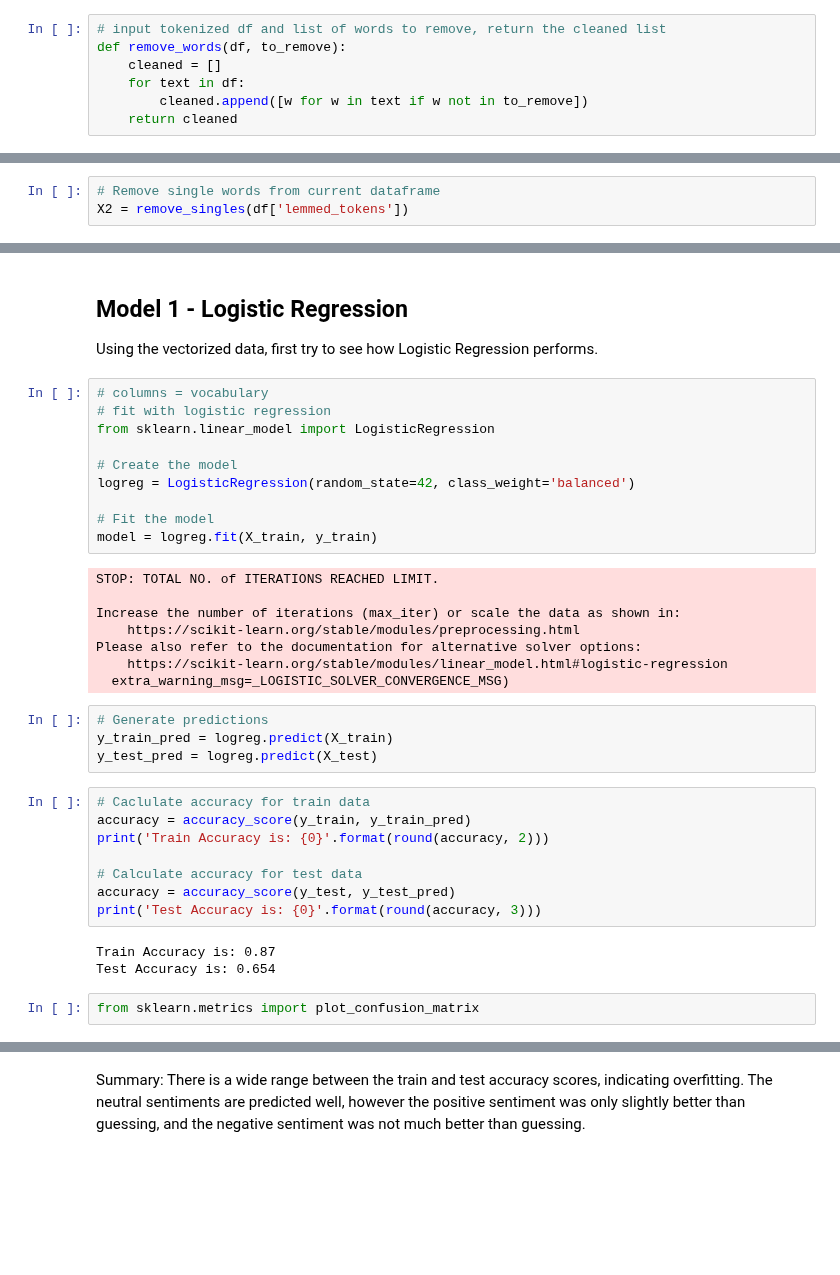
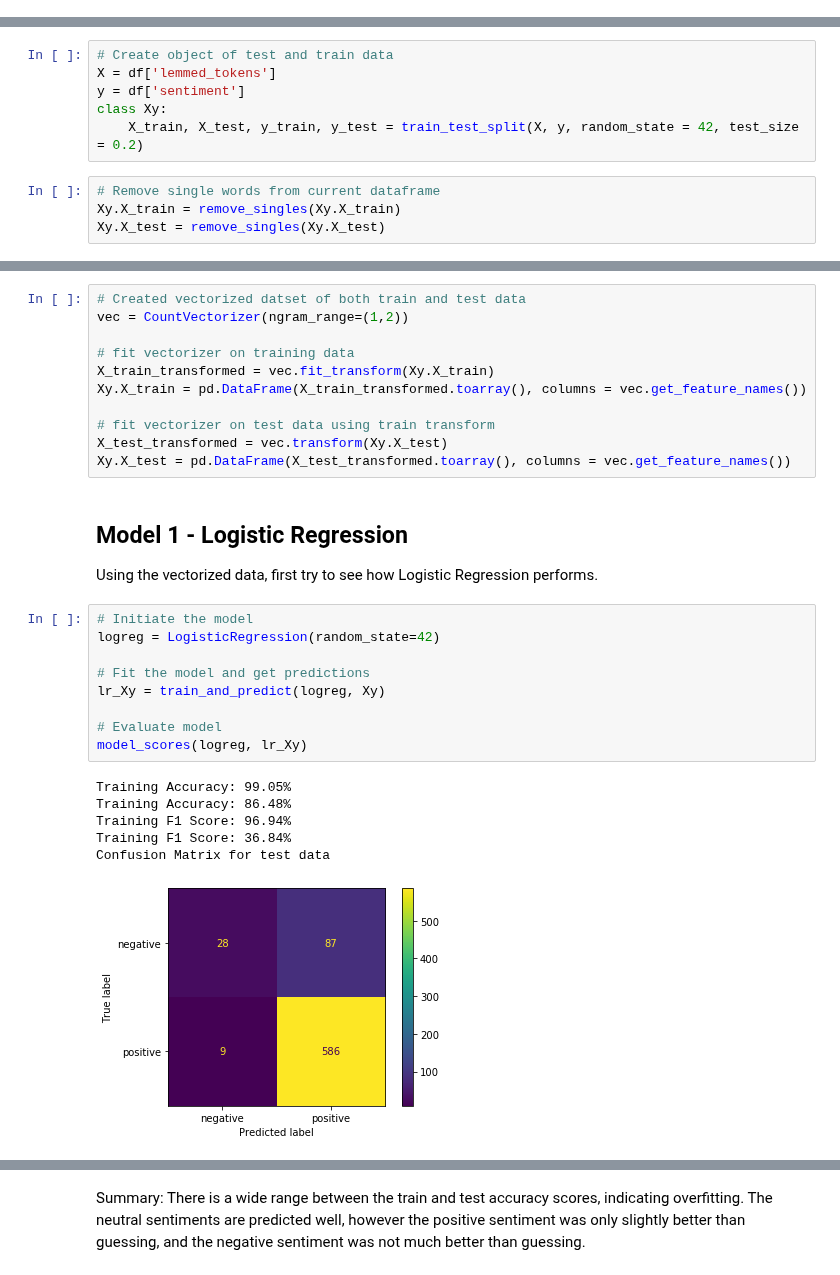
Before and after one commit to cmfritz/NLP-Twitter-Sentiment, a Jupyter notebook: nlp_notebook.ipynb, the cells around one changed output, grey strips where cells are left out. Saved outputs shown, nothing was run; the diff lists cells and outputs as text; blank space fills up the shorter version.

```diff
--- a/nlp_notebook.ipynb
+++ b/nlp_notebook.ipynb
@@ -150,10 +292,3 @@ df
-# %%
-# input tokenized df and list of words to remove, return the cleaned list
-def remove_words(df, to_remove):
-    cleaned = []
-    for text in df:
-        cleaned.append([w for w in text if w not in to_remove])
-    return cleaned
 # %%
 # remove English language stopwords and add revisions to new column
 stopwords_list = stopwords.words('english')
@@ -204,3 +321,10 @@ def remove_singles(col):
+# %%
+# Create object of test and train data
+X = df['lemmed_tokens']
+y = df['sentiment']
+class Xy:
+    X_train, X_test, y_train, y_test = train_test_split(X, y, random_state = 42, test_size = 0.2)
 # %%
 # Remove single words from current dataframe
-X2 = remove_singles(df['lemmed_tokens'])
+Xy.X_train = remove_singles(Xy.X_train)
+Xy.X_test = remove_singles(Xy.X_test)
@@ -221,38 +331,30 @@ X_train, X_test, y_train, y_test = train_test_split(X, y, random_state = 42, tes
+# %%
+# Created vectorized datset of both train and test data
+vec = CountVectorizer(ngram_range=(1,2))
+
+# fit vectorizer on training data
+X_train_transformed = vec.fit_transform(Xy.X_train)
+Xy.X_train = pd.DataFrame(X_train_transformed.toarray(), columns = vec.get_feature_names())
+
+# fit vectorizer on test data using train transform
+X_test_transformed = vec.transform(Xy.X_test)
+Xy.X_test = pd.DataFrame(X_test_transformed.toarray(), columns = vec.get_feature_names())
 # %% [markdown]
 ## Model 1 - Logistic Regression
 Using the vectorized data, first try to see how Logistic Regression performs.
 # %%
-# columns = vocabulary
-# fit with logistic regression
-from sklearn.linear_model import LogisticRegression
+# Initiate the model
+logreg = LogisticRegression(random_state=42)
 
-# Create the model
-logreg = LogisticRegression(random_state=42, class_weight='balanced')
+# Fit the model and get predictions
+lr_Xy = train_and_predict(logreg, Xy)
 
-# Fit the model
-model = logreg.fit(X_train, y_train)
+# Evaluate model
+model_scores(logreg, lr_Xy)
 # %% [output]
-STOP: TOTAL NO. of ITERATIONS REACHED LIMIT.
-
-Increase the number of iterations (max_iter) or scale the data as shown in:
-    https://scikit-learn.org/stable/modules/preprocessing.html
-Please also refer to the documentation for alternative solver options:
-    https://scikit-learn.org/stable/modules/linear_model.html#logistic-regression
-  extra_warning_msg=_LOGISTIC_SOLVER_CONVERGENCE_MSG)
+Training Accuracy: 99.05%
+Training Accuracy: 86.48%
+Training F1 Score: 96.94%
+Training F1 Score: 36.84%
+Confusion Matrix for test data
+[figure, added]
-# %%
-# Generate predictions
-y_train_pred = logreg.predict(X_train)
-y_test_pred = logreg.predict(X_test)
-# %%
-# Caclulate accuracy for train data
-accuracy = accuracy_score(y_train, y_train_pred)
-print('Train Accuracy is: {0}'.format(round(accuracy, 2)))
-
-# Calculate accuracy for test data
-accuracy = accuracy_score(y_test, y_test_pred)
-print('Test Accuracy is: {0}'.format(round(accuracy, 3)))
-# %% [output]
-Train Accuracy is: 0.87
-Test Accuracy is: 0.654
-# %%
-from sklearn.metrics import plot_confusion_matrix
```
Also changed, not shown: parts of 45 cells of this notebook.
